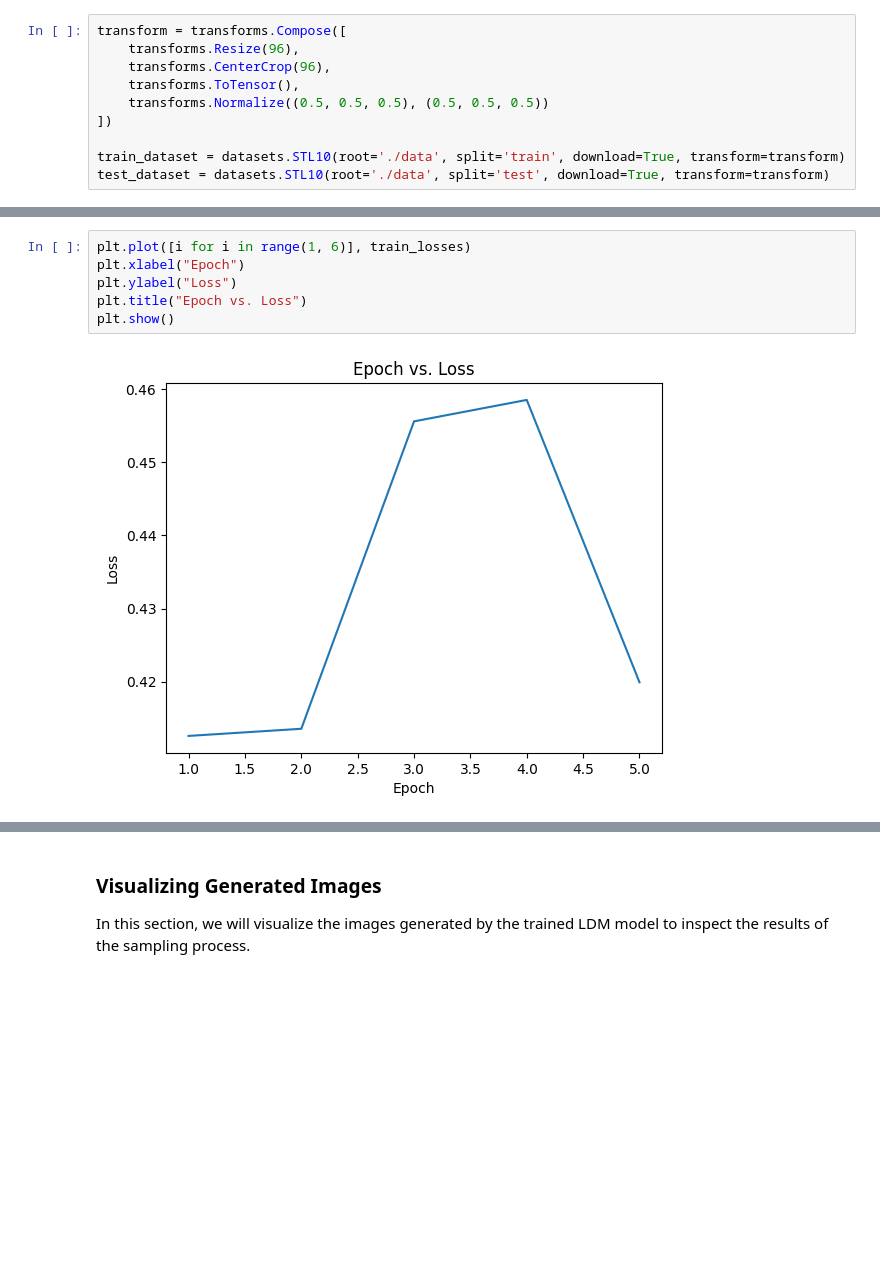
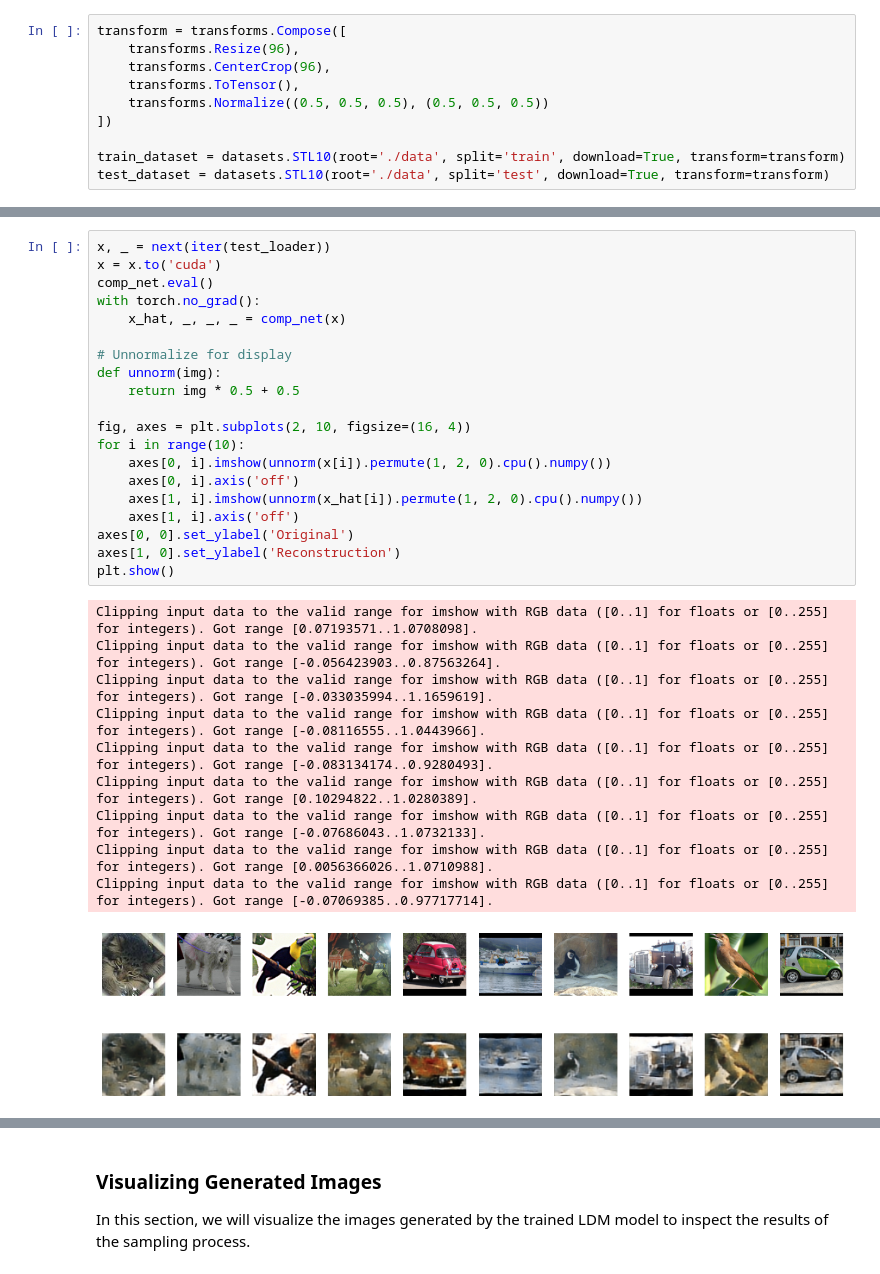
Before and after one commit to LoqmanSamani/DiffusionModels, a Jupyter notebook: examples/ldm/ldm.ipynb, the cells around one changed output, grey strips where cells are left out. Cells and saved outputs as stored; diff of their text form; blank space fills up the shorter version.

```diff
--- a/examples/ldm/ldm.ipynb
+++ b/examples/ldm/ldm.ipynb
@@ -206,11 +188,34 @@ Epoch: 5/5 | LR: 3.50e-06 | Train Loss: 0.4646
-# %%
-plt.plot([i for i in range(1, 6)], train_losses)
-plt.xlabel("Epoch")
-plt.ylabel("Loss")
-plt.title("Epoch vs. Loss")
-plt.show()
-# %% [output]
-[figure, removed]
+# %%
+x, _ = next(iter(test_loader))
+x = x.to('cuda')
+comp_net.eval()
+with torch.no_grad():
+    x_hat, _, _, _ = comp_net(x)
+
+# Unnormalize for display
+def unnorm(img):
+    return img * 0.5 + 0.5
+
+fig, axes = plt.subplots(2, 10, figsize=(16, 4))
+for i in range(10):
+    axes[0, i].imshow(unnorm(x[i]).permute(1, 2, 0).cpu().numpy())
+    axes[0, i].axis('off')
+    axes[1, i].imshow(unnorm(x_hat[i]).permute(1, 2, 0).cpu().numpy())
+    axes[1, i].axis('off')
+axes[0, 0].set_ylabel('Original')
+axes[1, 0].set_ylabel('Reconstruction')
+plt.show()
+# %% [output]
+Clipping input data to the valid range for imshow with RGB data ([0..1] for floats or [0..255] for integers). Got range [0.07193571..1.0708098].
+Clipping input data to the valid range for imshow with RGB data ([0..1] for floats or [0..255] for integers). Got range [-0.056423903..0.87563264].
+Clipping input data to the valid range for imshow with RGB data ([0..1] for floats or [0..255] for integers). Got range [-0.033035994..1.1659619].
+Clipping input data to the valid range for imshow with RGB data ([0..1] for floats or [0..255] for integers). Got range [-0.08116555..1.0443966].
+Clipping input data to the valid range for imshow with RGB data ([0..1] for floats or [0..255] for integers). Got range [-0.083134174..0.9280493].
+Clipping input data to the valid range for imshow with RGB data ([0..1] for floats or [0..255] for integers). Got range [0.10294822..1.0280389].
+Clipping input data to the valid range for imshow with RGB data ([0..1] for floats or [0..255] for integers). Got range [-0.07686043..1.0732133].
+Clipping input data to the valid range for imshow with RGB data ([0..1] for floats or [0..255] for integers). Got range [0.0056366026..1.0710988].
+Clipping input data to the valid range for imshow with RGB data ([0..1] for floats or [0..255] for integers). Got range [-0.07069385..0.97717714].
+[figure, added]
 # %% [markdown]
 ## Training a Latent Diffusion Model (LDM)
 
```
Also changed, not shown: parts of 28 cells of this notebook, 22 other files.
